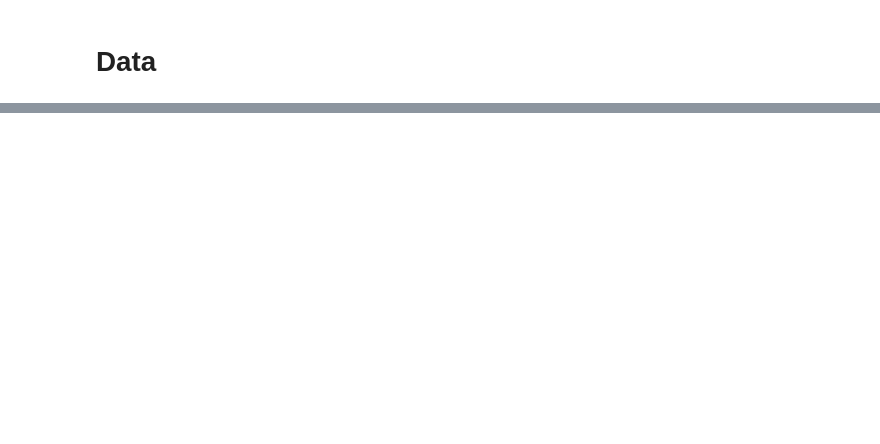
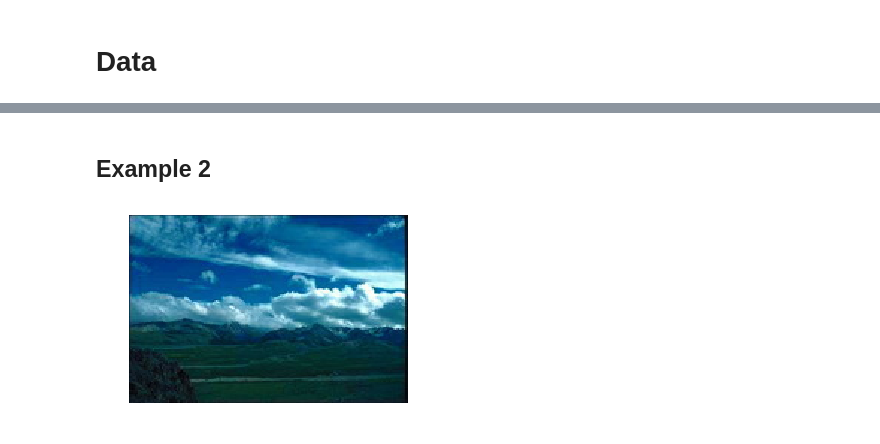
Before and after one commit to rebryk/spbau-image-processing, a Jupyter notebook: task04/task04.ipynb, the cells around one changed output, grey strips where cells are left out. Saved outputs shown, nothing was run; the diff lists cells and outputs as text; code cells hidden in the pictures; blank space fills up the shorter version.

```diff
--- a/task04/task04.ipynb
+++ b/task04/task04.ipynb
@@ -66,0 +232,6 @@ train = list(set(train) - set(test))
+# %% [markdown]
+## Example 2
+# %%
+show_img(test[30])
+# %% [output]
+[figure, added]
```
Also changed, not shown: parts of 32 cells of this notebook, 1 other file.
